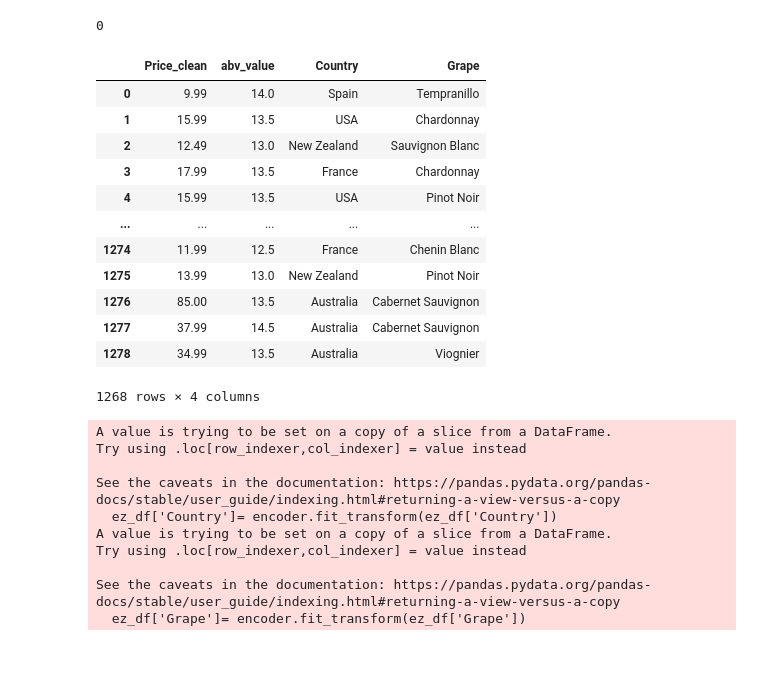
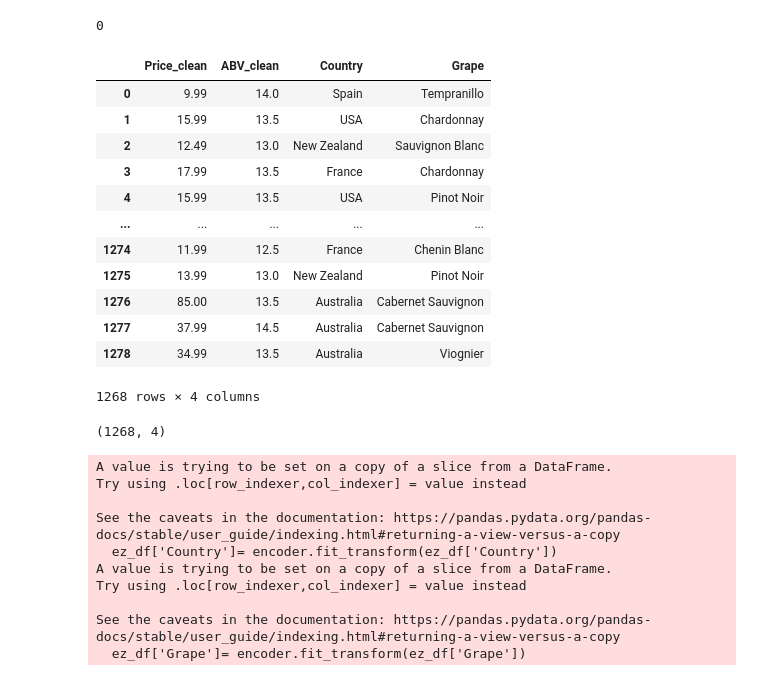
Before and after one commit to pierreLouisClv/Spochify, a Jupyter notebook: Spochify.ipynb, the cells around one changed output. Saved outputs shown, nothing was run; the diff lists cells and outputs as text; code cells hidden in the pictures.

```diff
--- a/Spochify.ipynb
+++ b/Spochify.ipynb
@@ -153,10 +153,10 @@ len(wine_df[wine_df["Capacity"] == "Our"])
 # %%
 ## Simple data frame => remove all columns sauf Pays + Alcool + Price for fisrt testing
 # keep only the desired columns
-ez_df = wine_df[['Price_clean', 'abv_value', 'Country', 'Grape']]
+ez_df = wine_df[['Price_clean', 'ABV_clean', 'Country', 'Grape']]
 ez_df
 # %% [output]
-|  | Price_clean | abv_value | Country | Grape |
+|  | Price_clean | ABV_clean | Country | Grape |
 | 0 | 9.99 | 14.0 | Spain | Tempranillo |
 | 1 | 15.99 | 13.5 | USA | Chardonnay |
 | 2 | 12.49 | 13.0 | New Zealand | Sauvignon Blanc |
@@ -171,6 +171,8 @@ ez_df
 1268 rows × 4 columns
 # %%
 ez_df.shape
+# %% [output]
+(1268, 4)
 # %%
 # Import label encoder
 # from sklearn import preprocessing
```
Also changed, not shown: parts of 5 cells of this notebook.
